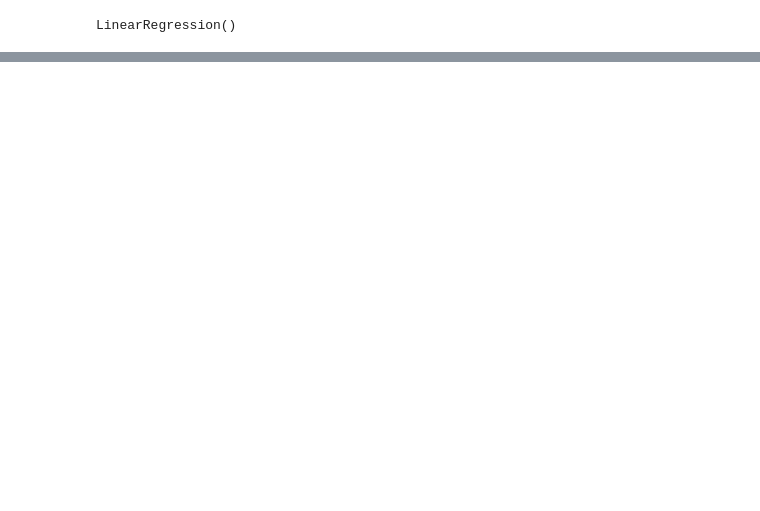
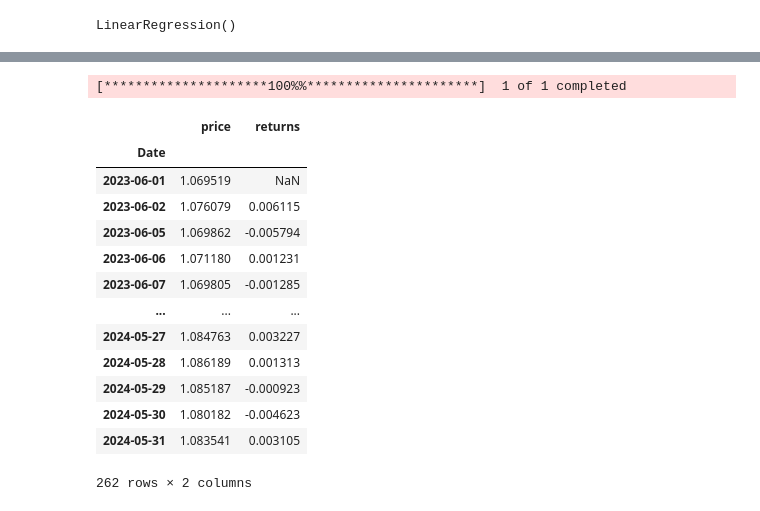
Before and after one commit to kurumbus/algorithmic-trading, a Jupyter notebook: multiple-regression.ipynb, the cells around one changed output, grey strips where cells are left out. Saved outputs shown, nothing was run; the diff lists cells and outputs as text; code cells hidden in the pictures; blank space fills up the shorter version.

```diff
--- a/multiple-regression.ipynb
+++ b/multiple-regression.ipynb
@@ -135,0 +140,21 @@ Name: count, dtype: int64
+# %%
+testdf = yf.download(symbol, start, end, interval=interval).Close.to_frame()
+testdf.rename(columns={"Close": "price"}, inplace=True)
+testdf['returns'] = np.log(testdf['price'].div(testdf['price'].shift(1)))
+testdf
+# %% [output]
+[*********************100%%**********************]  1 of 1 completed
+|  | price | returns |
+| Date |  |  |
+| 2023-06-01 | 1.069519 | NaN |
+| 2023-06-02 | 1.076079 | 0.006115 |
+| 2023-06-05 | 1.069862 | -0.005794 |
+| 2023-06-06 | 1.071180 | 0.001231 |
+| 2023-06-07 | 1.069805 | -0.001285 |
+| ... | ... | ... |
+| 2024-05-27 | 1.084763 | 0.003227 |
+| 2024-05-28 | 1.086189 | 0.001313 |
+| 2024-05-29 | 1.085187 | -0.000923 |
+| 2024-05-30 | 1.080182 | -0.004623 |
+| 2024-05-31 | 1.083541 | 0.003105 |
+262 rows × 2 columns
```
Also changed, not shown: parts of 18 cells of this notebook.
